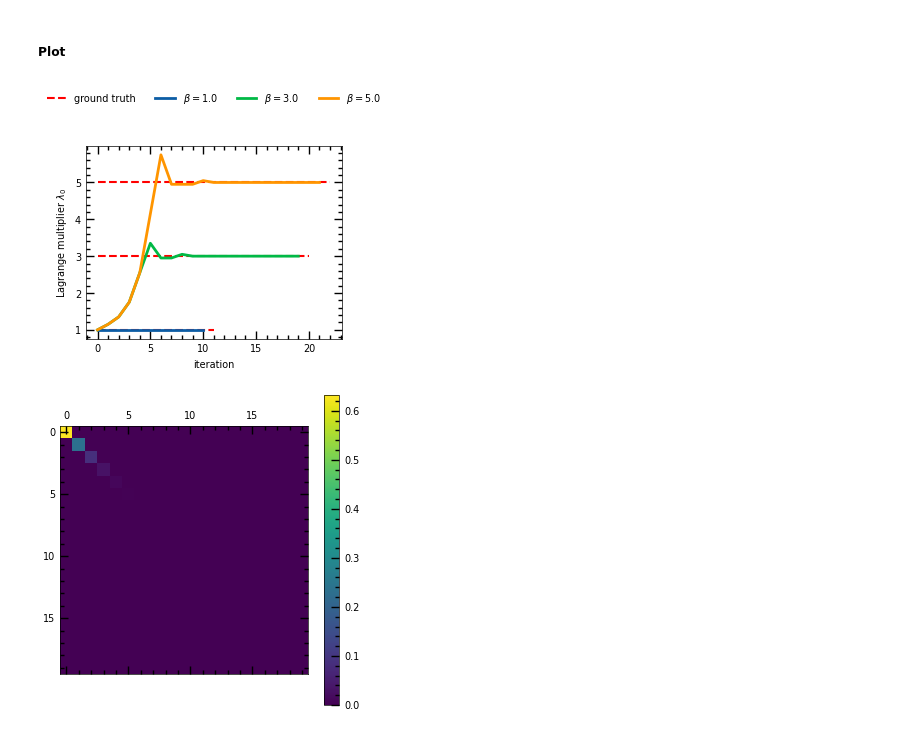
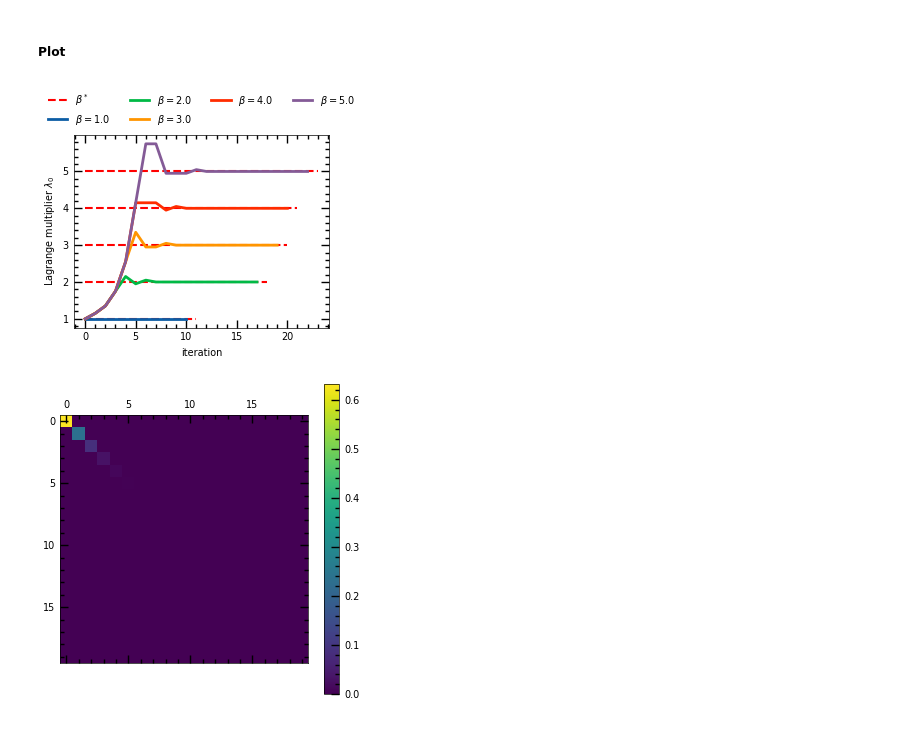
Before and after one commit to 1nthony/tp_4, a Jupyter notebook: variational_entropy_production.ipynb, the cells around one changed output. Cells and saved outputs as stored; diff of their text form; code cells hidden in the pictures.

Commit message:
add features: i- possibility to minimize entropy production ii- plots added iii- reorganisation cases + functions (H, lindbladian, ansatze, ...)

```diff
--- a/variational_entropy_production.ipynb
+++ b/variational_entropy_production.ipynb
@@ -200,5 +269,5 @@ Ansatz : $ \hat \rho = \frac{e^{- \lambda \hat a^\dagger \hat a}}{\text{Tr}(e^{-
 # %%
-def exponent_ansatz_sho(lagr, a, at, dim_single_part, **args) :
+def exponent_ansatz_sho(lagr, a, at, **args) :
     '''
     Exponent of the ansatz for the density matrix given some parameters
     Ansatz : $ \hat \rho = \frac{e^{- \lambda \hat a^\dagger \hat a}}{\text{Tr}(e^{- \lambda \hat a^\dagger \hat a})}$
@@ -212,8 +281,6 @@ def exponent_ansatz_sho(lagr, a, at, dim_single_part, **args) :
         annihilation operator
     at : coo_array
         creation operator
-    dim_single_part : int
-        number of excited states to use in the basis
     **args : dic
         (optional) extra parameters used in the Hamiltonian (like
         frequencies, ratio parameters, ...)
@@ -226,9 +293,9 @@ def exponent_ansatz_sho(lagr, a, at, dim_single_part, **args) :
     ----
     Used to simplify the computation of entropy production
     '''
-    return - lagr * H_sho(a, at, dim_single_part, **args)
+    return - lagr * at @ a
 
-def ansatz_sho(lagr, a, at, dim_single_part, **args) :
+def ansatz_sho(lagr, a, at, **args) :
     '''
     Creates an ansatz for the density matrix given some parameters
     Ansatz : $ \hat \rho = \frac{e^{- \lambda \hat a^\dagger \hat a}}{\text{Tr}(e^{- \lambda \hat a^\dagger \hat a})}$
@@ -242,8 +309,6 @@ def ansatz_sho(lagr, a, at, dim_single_part, **args) :
         annihilation operator
     at : coo_array
         creation operator
-    dim_single_part : int
-        number of excited states to use in the basis
     **args : dic
         (optional) extra parameters used in the Hamiltonian (like
         frequencies, ratio parameters, ...)
@@ -253,11 +318,11 @@ def ansatz_sho(lagr, a, at, dim_single_part, **args) :
     rho : array
         density matrix (ansatz)
     '''
-    U = exp_mat(- lagr * H_sho(a, at, dim_single_part, **args))
+    U = exp_mat(- lagr * at @ a)
     rho = U / scp.sparse.csr_matrix.trace(U)
     return rho
 
-exponent_ansatz_sho(0.7, a, ad, d_unit), ansatz_sho(0.7, a, ad, dim_single_part=d_unit)
+exponent_ansatz_sho(0.7, a, ad), ansatz_sho(0.7, a, ad)
 # %% [output]
 (<20x20 sparse array of type '<class 'numpy.float64'>'
         with 19 stored elements in Compressed Sparse Row format>,
@@ -346,10 +535,11 @@ def entropy_production(lagr, ansatz, exponent_ansatz, a, ad, lindblad, beta, **a
     Z = scp.sparse.csr_matrix.trace(exp_mat(exponent_ansatz_M))
 
     lindbladian = lindblad(ansats_M, H, a, ad, beta, **args)
-    S_prod = -scp.sparse.csr_matrix.trace((I + exponent_ansatz_M - np.log(Z) * I) @ lindbladian)
+    # S_prod = -scp.sparse.csr_matrix.trace((I + exponent_ansatz_M - np.log(Z) * I) @ lindbladian)
+    S_prod = -np.trace((I + scp.linalg.logm(ansats_M.toarray())) @ lindbladian)
     return np.abs(S_prod)
 
-ans, exp_ans = exponent_ansatz_sho(0.7, a, ad, d_unit), ansatz_sho(0.7, a, ad, dim_single_part=d_unit)
+ans, exp_ans = exponent_ansatz_sho(0.7, a, ad), ansatz_sho(0.7, a, ad)
 lindbladian = lindblad(ans, exp_ans, a, ad, 0.5)
 entropy_production(0.7, ansatz_sho, exponent_ansatz_sho, a, ad, lindblad, 0.5)
 # %% [output]
@@ -363,18 +610,20 @@ os.makedirs(folder, exist_ok=True)
 # %% [markdown]
 ##### set-up
 # %%
-N = 20
+dim_unit = 20
 lambda_0 = np.array([1])
-a, at = creation_annihilation(N)
-betas = np.linspace(1, 5, 3)        # true inverse temperature
-H = H_sho(a, at, N)                 # Hamiltonian
+a, at = creation_annihilation(dim_unit)
+betas = np.linspace(1, 5, 5)        # true inverse temperature
+
+H = H_sho(a, at)                 # Hamiltonian
 ansatz = ansatz_sho
 exponent_ansatz = exponent_ansatz_sho
+loss = lindblad_norm
 # %% [markdown]
 ##### compute
 # %%
 for i,beta in enumerate(betas) :
-    opt = optimize(entropy_production, lambda_0, a, at, beta, N, ansatz, exponent_ansatz, lindblad, folder, i)
+    opt = optimize(loss, lambda_0, a, at, beta, dim_unit, ansatz, exponent_ansatz, lindblad, folder, i)
     print(opt['lagr_best'])
 # %% [output]
 Optimization terminated successfully.
@@ -397,25 +656,25 @@ Optimization terminated successfully.
 # %%
 lagr_to_plot = [0]
 
 for i,beta in enumerate(betas) :
 
     subfolder = f'{folder}/output_{i}'
     explored_solutions = np.loadtxt(f'{subfolder}/history.txt', unpack=True)
 
     for lagr in lagr_to_plot :
         plt.figure(lagr)
         if lagr == 0 :
-            plt.hlines(beta, 0, len(explored_solutions), color='r', ls='--', lw=1.5, label='ground truth' if i==0 else "")
+            plt.hlines(beta, 0, len(explored_solutions), color='r', ls='--', lw=1.5, label=r'$\beta^*$' if i==0 else "")
         plt.plot(explored_solutions, lw=2, label=rf'$\beta = {round(beta,2)}$')
 
 for lagr in lagr_to_plot :
     plt.figure(lagr)
     plt.xlabel("iteration")
     plt.ylabel(rf"Lagrange multiplier $\lambda_{lagr}$")
-    plt.legend(loc='upper center', ncols=4, bbox_to_anchor=(0.5, 1.33))
+    plt.legend(loc='upper center', ncols=4, bbox_to_anchor=(0.5, 1.27))
     plt.savefig(f'figs/opti_case_{case}_lagr_{lagr}.pdf', bbox_inches='tight')
 # %% [output]
-[figure, old version]
+[figure, new version]
 # %%
 for i,beta in enumerate(betas) :
     subfolder = f'{folder}/output_{i}'
```
Also changed, not shown: parts of 122 cells of this notebook.
